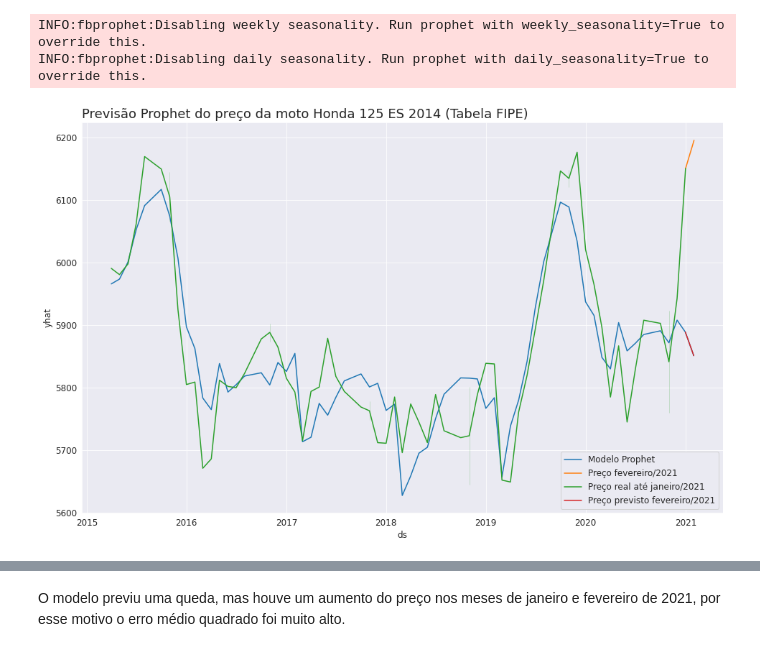
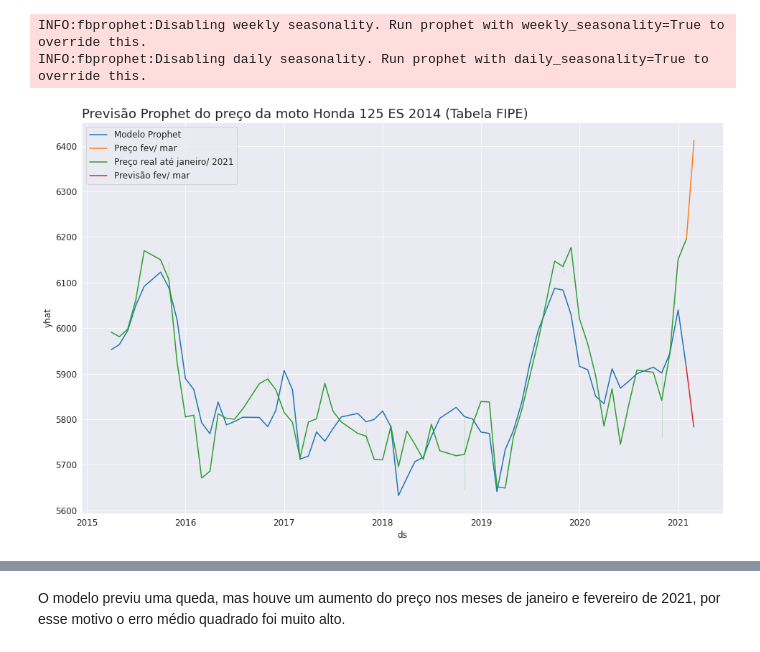
Before and after one commit to MarcosRMG/Estudos-Data-Science, a Jupyter notebook: FIPE_Honda_CG_125_ES_2014.ipynb, the cells around one changed output, grey strips where cells are left out. Saved outputs shown, nothing was run; the diff lists cells and outputs as text; code cells hidden in the pictures.

```diff
--- a/FIPE_Honda_CG_125_ES_2014.ipynb
+++ b/FIPE_Honda_CG_125_ES_2014.ipynb
@@ -40,6 +74,7 @@ from pmdarima.arima import auto_arima
 # Consifurações de visualização gráfica
 sns.set_style('darkgrid')
 matplotlib.rcParams['font.size'] = 12
+matplotlib.rcParams['figure.figsize'] = [16, 8]
 # %% [markdown]
 # 2 Dados
 # %%
@@ -235,14 +275,14 @@ INFO:fbprophet:Disabling weekly seasonality. Run prophet with weekly_seasonality
 INFO:fbprophet:Disabling daily seasonality. Run prophet with daily_seasonality=True to override this.
 # %%
 plt.figure(figsize=(16, 10))
-sns.lineplot(x='ds', y='yhat', data=previsao_treino_prophet, label='Modelo Prophet')
-sns.lineplot(x='ds', y='y', data=dados_teste, label='Preço fevereiro/2021')
-sns.lineplot(x='data', y='valor', data=dados[1:], label='Preço real até janeiro/2021')
-sns.lineplot(x='ds', y='yhat', data=previsao_treino_prophet[-2:], label='Preço previsto fevereiro/2021')
+sns.lineplot(x='ds', y='yhat', data=previsao_treino_prophet[:-1], label='Modelo Prophet')
+sns.lineplot(x='ds', y='y', data=dados_teste, label='Preço fev/ mar')
+sns.lineplot(x='data', y='valor', data=dados[1:], label='Preço real até janeiro/ 2021')
+sns.lineplot(x='ds', y='yhat', data=previsao_treino_prophet[-2:], label='Previsão fev/ mar')
 plt.title('Previsão Prophet do preço da moto Honda 125 ES 2014 (Tabela FIPE)',
           fontsize=18, loc='left');
 # %% [output]
-[figure, old version]
+[figure, new version]
 # %%
 erro_prophet = mean_squared_error(dados_teste['y'], previsao_treino_prophet['yhat'][-2:])
 print(f'Erro médio quadrado: {erro_prophet:.2f}')
```
Also changed, not shown: parts of 22 cells of this notebook.
